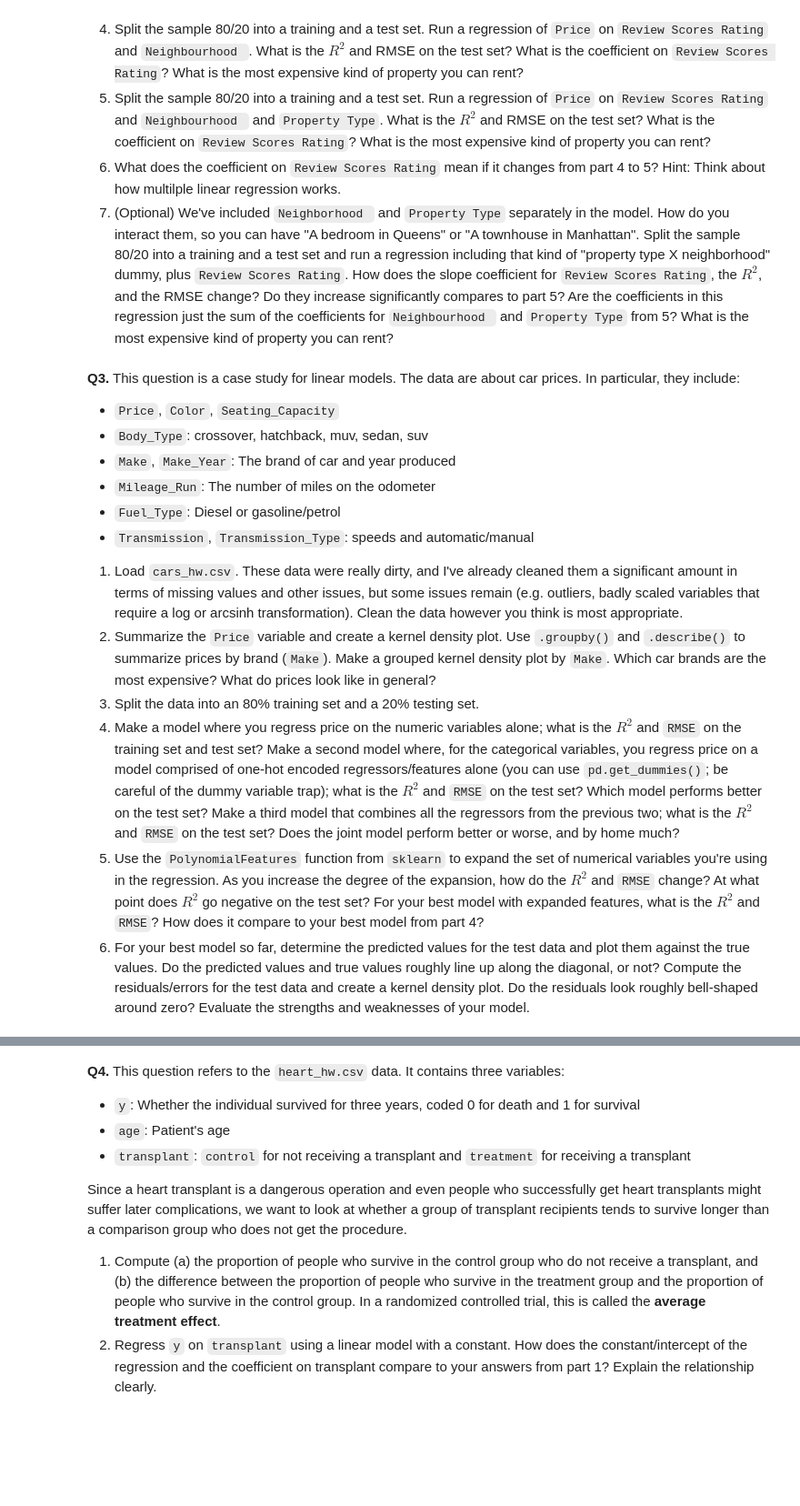
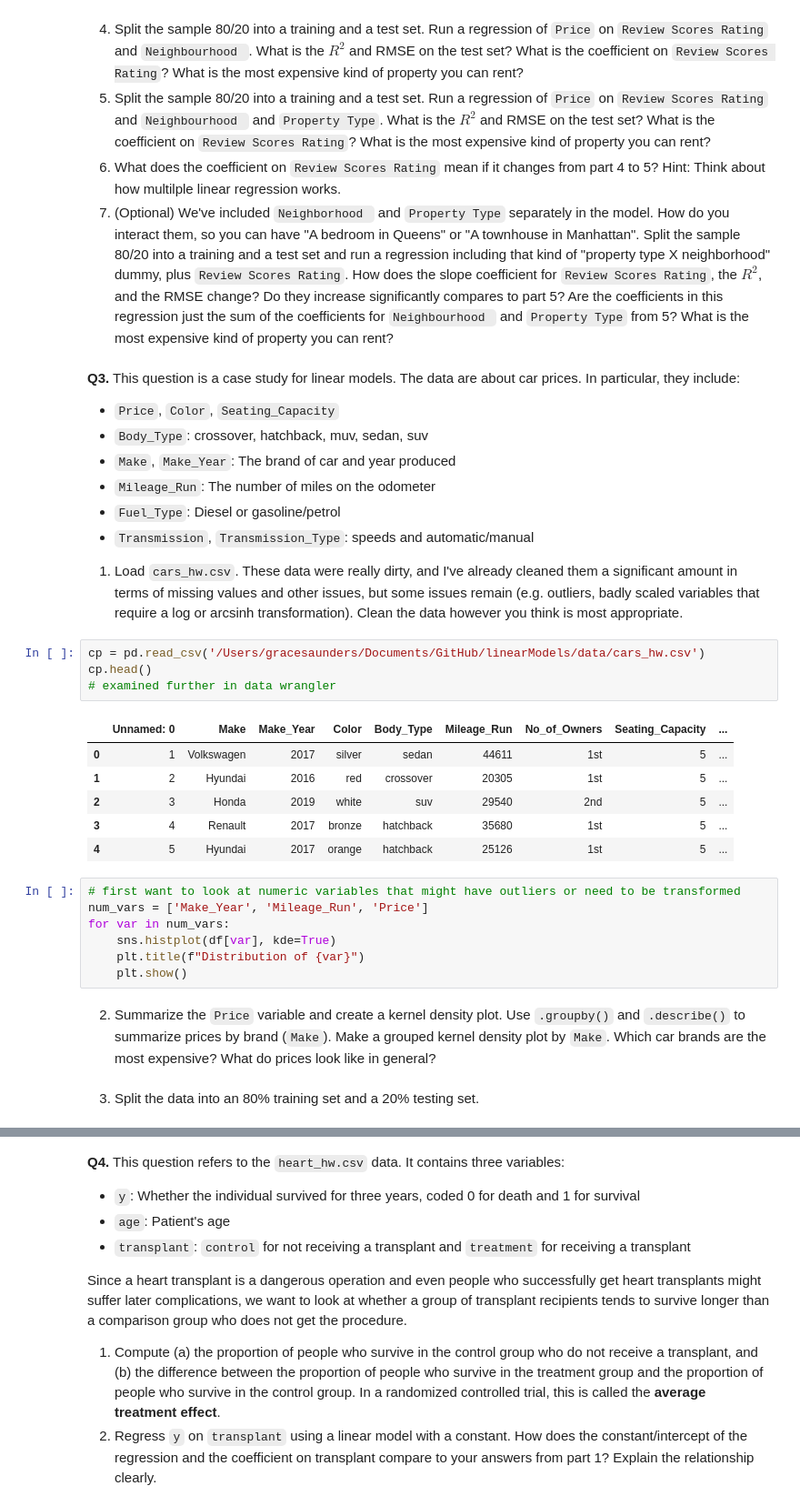
Before and after one commit to gsaunders5761/linearModels, a Jupyter notebook: assignment/assignment.ipynb, the cells around one changed output, grey strips where cells are left out. Shown at 91% size. Drawn from its saved outputs; the diff is of its cells as text; blank space fills up the shorter version.

```diff
--- a/assignment/assignment.ipynb
+++ b/assignment/assignment.ipynb
@@ -42,8 +65,25 @@ import numpy as np
   - `Transmission`, `Transmission_Type`:  speeds and automatic/manual
 
   1. Load `cars_hw.csv`. These data were really dirty, and I've already cleaned them a significant amount in terms of missing values and other issues, but some issues remain (e.g. outliers, badly scaled variables that require a log or arcsinh transformation). Clean the data however you think is most appropriate.
-  2. Summarize the `Price` variable and create a kernel density plot. Use `.groupby()` and `.describe()` to summarize prices by brand (`Make`). Make a grouped kernel density plot by `Make`. Which car brands are the most expensive? What do prices look like in general?
-  3. Split the data into an 80% training set and a 20% testing set.
-  4. Make a model where you regress price on the numeric variables alone; what is the $R^2$ and `RMSE` on the training set and test set? Make a second model where, for the categorical variables, you regress price on a model comprised of one-hot encoded regressors/features alone (you can use `pd.get_dummies()`; be careful of the dummy variable trap); what is the $R^2$ and `RMSE` on the test set? Which model performs better on the test set? Make a third model that combines all the regressors from the previous two; what is the $R^2$ and `RMSE` on the test set? Does the joint model perform better or worse, and by home much?
-  5. Use the `PolynomialFeatures` function from `sklearn` to expand the set of numerical variables you're using in the regression. As you increase the degree of the expansion, how do the $R^2$ and `RMSE` change? At what point does $R^2$ go negative on the test set? For your best model with expanded features, what is the $R^2$ and `RMSE`? How does it compare to your best model from part 4?
-  6. For your best model so far, determine the predicted values for the test data and plot them against the true values. Do the predicted values and true values roughly line up along the diagonal, or not? Compute the residuals/errors for the test data and create a kernel density plot. Do the residuals look roughly bell-shaped around zero? Evaluate the strengths and weaknesses of your model.
+# %%
+cp = pd.read_csv('/Users/gracesaunders/Documents/GitHub/linearModels/data/cars_hw.csv')
+cp.head()
+# examined further in data wrangler
+# %% [output]
+|  | Unnamed: 0 | Make | Make_Year | Color | Body_Type | Mileage_Run | No_of_Owners | Seating_Capacity | ... |
+| 0 | 1 | Volkswagen | 2017 | silver | sedan | 44611 | 1st | 5 | ... |
+| 1 | 2 | Hyundai | 2016 | red | crossover | 20305 | 1st | 5 | ... |
+| 2 | 3 | Honda | 2019 | white | suv | 29540 | 2nd | 5 | ... |
+| 3 | 4 | Renault | 2017 | bronze | hatchback | 35680 | 1st | 5 | ... |
+| 4 | 5 | Hyundai | 2017 | orange | hatchback | 25126 | 1st | 5 | ... |
+# %%
+# first want to look at numeric variables that might have outliers or need to be transformed
+num_vars = ['Make_Year', 'Mileage_Run', 'Price']
+for var in num_vars:
+    sns.histplot(df[var], kde=True)
+    plt.title(f"Distribution of {var}")
+    plt.show()
+# %% [markdown]
+  2. Summarize the `Price` variable and create a kernel density plot. Use `.groupby()` and `.describe()` to summarize prices by brand (`Make`). Make a grouped kernel density plot by `Make`. Which car brands are the most expensive? What do prices look like in general?
+# %% [markdown]
+  3. Split the data into an 80% training set and a 20% testing set.
```
Also changed, not shown: parts of 6 cells of this notebook.
